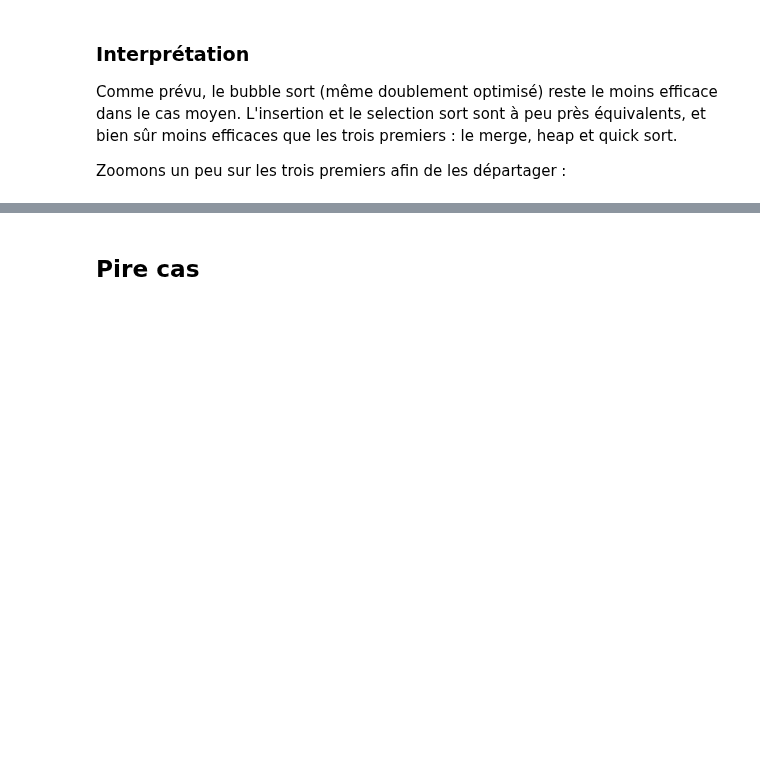
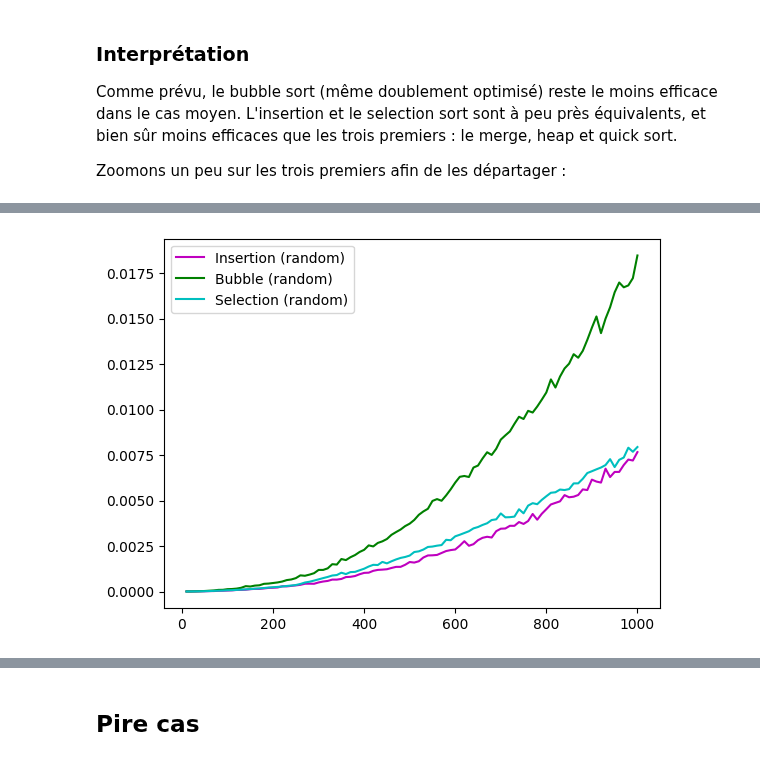
Before and after one commit to zshelali/projet-it4-complexity, a Jupyter notebook: TP - 2023 - Time Complexity sorting algorithms.ipynb, the cells around one changed output, grey strips where cells are left out. Saved outputs shown, nothing was run; the diff lists cells and outputs as text; code cells hidden in the pictures; blank space fills up the shorter version.

```diff
--- a/TP - 2023 - Time Complexity sorting algorithms.ipynb
+++ b/TP - 2023 - Time Complexity sorting algorithms.ipynb
@@ -937,0 +940,8 @@ Malgré son désaventage de complexité spatiale, le merge sort reste tout de m
+# %%
+executerTri(optimized_insertion_sort, 'm', 'Insertion', 100, 10, True, "random")
+
+executerTri(doubly_optimized_bubble_sort, 'g', 'Bubble', 100, 10, True, "random")
+
+executerTri(selection_sort, 'c', 'Selection', 100, 10, True, "random")
+# %% [output]
+[figure, added]
```
Also changed, not shown: parts of 9 cells of this notebook.
